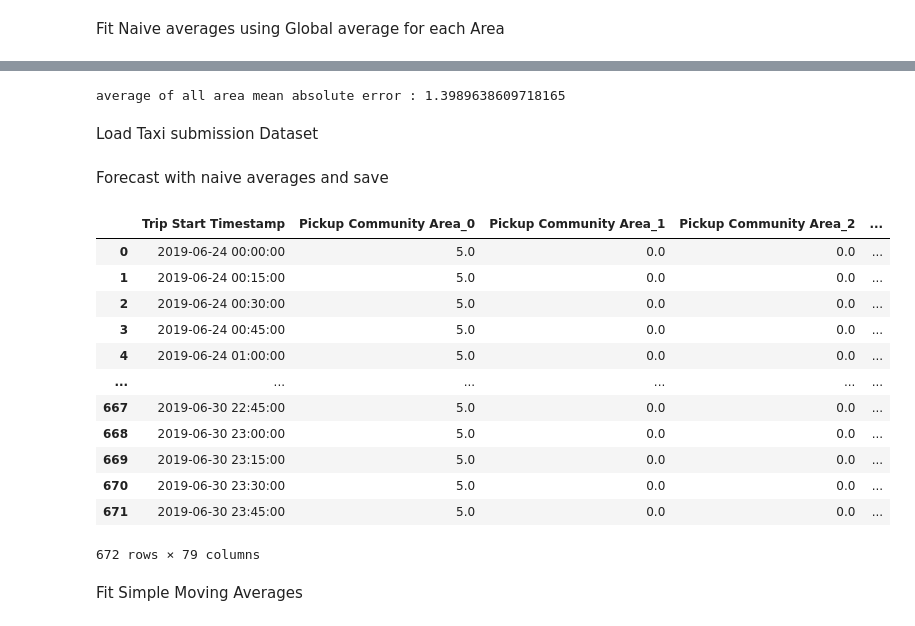
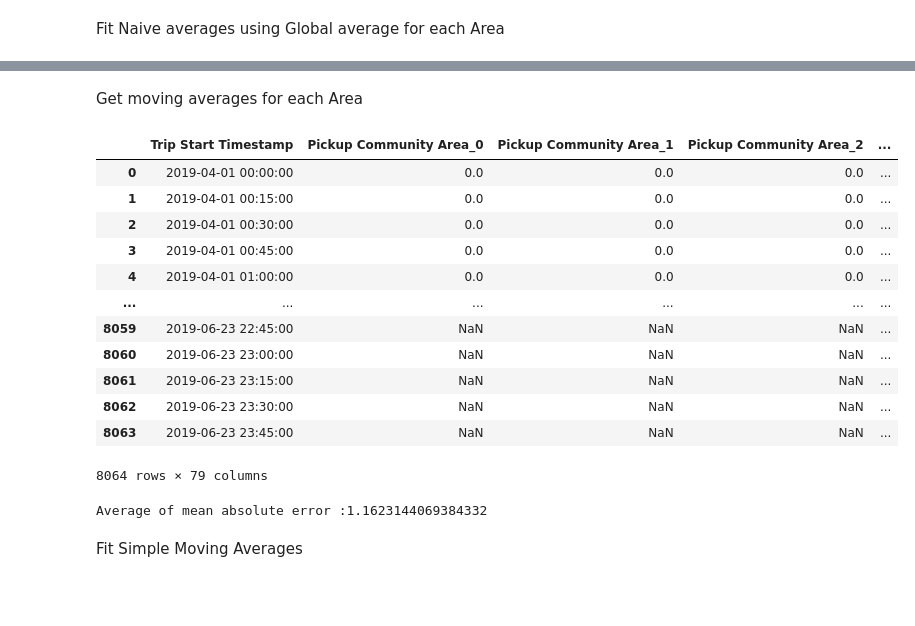
Before and after one commit to isel-har/uber_42, a Jupyter notebook: statistical_models_forecasting.ipynb, the cells around one changed output, grey strips where cells are left out. Saved outputs shown, nothing was run; the diff lists cells and outputs as text; code cells hidden in the pictures; blank space fills up the shorter version.

```diff
--- a/statistical_models_forecasting.ipynb
+++ b/statistical_models_forecasting.ipynb
@@ -245,14 +246,48 @@ Compute Mean Absolute Error using validation
+# %% [markdown]
+Get moving averages for each Area
+# %%
+moving_avg_train = transformed_full_train
+moving_avg_train
+# %% [output]
+|  | Trip Start Timestamp | Pickup Community Area_0 | Pickup Community Area_1 | Pickup Community Area_2 | ... |
+| 0 | 2019-04-01 00:00:00 | 0.0 | 0.0 | 0.0 | ... |
+| 1 | 2019-04-01 00:15:00 | 0.0 | 0.0 | 0.0 | ... |
+| 2 | 2019-04-01 00:30:00 | 0.0 | 0.0 | 0.0 | ... |
+| 3 | 2019-04-01 00:45:00 | 0.0 | 0.0 | 0.0 | ... |
+| 4 | 2019-04-01 01:00:00 | 0.0 | 0.0 | 0.0 | ... |
+| ... | ... | ... | ... | ... | ... |
+| 8059 | 2019-06-23 22:45:00 | NaN | NaN | NaN | ... |
+| 8060 | 2019-06-23 23:00:00 | NaN | NaN | NaN | ... |
+| 8061 | 2019-06-23 23:15:00 | NaN | NaN | NaN | ... |
+| 8062 | 2019-06-23 23:30:00 | NaN | NaN | NaN | ... |
+| 8063 | 2019-06-23 23:45:00 | NaN | NaN | NaN | ... |
+8064 rows × 79 columns
 # %%
+forecast = {}
+for area in areas:
+    forecast[area] = np.expm1(global_full_train_avgs[area])
 
-all_mea = []
+
+pred_df = pd.DataFrame(columns=sub_df.columns)
+pred_df['Trip Start Timestamp'] = sub_df['Trip Start Timestamp']
+
 for area in areas:
-    area_pred = np.ones(len(val)) * forecast[area]
-    mae = mean_absolute_error(area_pred, val[area])
-    all_mea.append(mae)
+    pred_df[area] = np.ones(len(sub_df)) * forecast[area]
 
-average_mae = np.array(all_mea).mean()
-print(f"average of all area mean absolute error : {average_mae}")
+pred_df
+
+
+# forecast = {}
+
+# MEAS = []
+# for area in areas:
+
+#     forecast[area] = np.expm1(global_train_avgs[area])
+#     pred = np.ones(len(val)) * forecast[area]
+#     MEAS.append(mean_absolute_error(pred, val[area]))
+
+
+# avg_mea = np.array(MEAS).mean()
+# print(f"Average of mean absolute error :{avg_mea}")
 # %% [output]
-average of all area mean absolute error : 1.3989638609718165
+Average of mean absolute error :1.1623144069384332
-# %% [markdown]
-Load Taxi submission Dataset
@@ -261,29 +294,3 @@ sub_df = pd.read_csv("data/taxi_submission_file.csv")
-# %% [markdown]
-Forecast with naive averages and save
-# %%
-sub_pred = pd.DataFrame(columns=sub_df.columns)
-sub_pred['Trip Start Timestamp'] = sub_df['Trip Start Timestamp']
-
-for area in areas:
-    area_pred = np.ones(len(sub_df)) * forecast[area]
-    sub_pred[area] = np.floor(area_pred)
-
-
-sub_pred
-# %% [output]
-|  | Trip Start Timestamp | Pickup Community Area_0 | Pickup Community Area_1 | Pickup Community Area_2 | ... |
-| 0 | 2019-06-24 00:00:00 | 5.0 | 0.0 | 0.0 | ... |
-| 1 | 2019-06-24 00:15:00 | 5.0 | 0.0 | 0.0 | ... |
-| 2 | 2019-06-24 00:30:00 | 5.0 | 0.0 | 0.0 | ... |
-| 3 | 2019-06-24 00:45:00 | 5.0 | 0.0 | 0.0 | ... |
-| 4 | 2019-06-24 01:00:00 | 5.0 | 0.0 | 0.0 | ... |
-| ... | ... | ... | ... | ... | ... |
-| 667 | 2019-06-30 22:45:00 | 5.0 | 0.0 | 0.0 | ... |
-| 668 | 2019-06-30 23:00:00 | 5.0 | 0.0 | 0.0 | ... |
-| 669 | 2019-06-30 23:15:00 | 5.0 | 0.0 | 0.0 | ... |
-| 670 | 2019-06-30 23:30:00 | 5.0 | 0.0 | 0.0 | ... |
-| 671 | 2019-06-30 23:45:00 | 5.0 | 0.0 | 0.0 | ... |
-672 rows × 79 columns
 # %% [markdown]
 Fit Simple Moving Averages
 # %%
```
Also changed, not shown: parts of 14 cells of this notebook.
